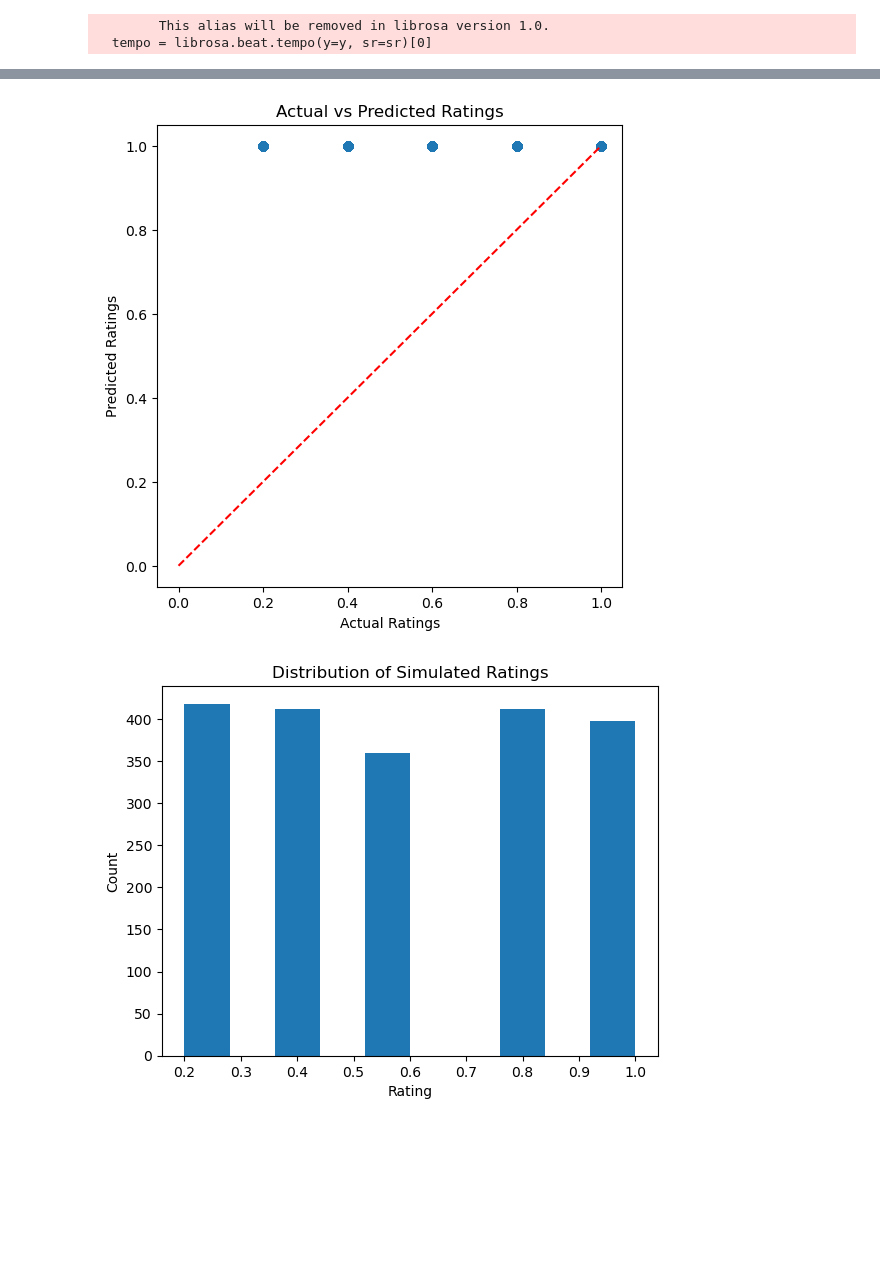
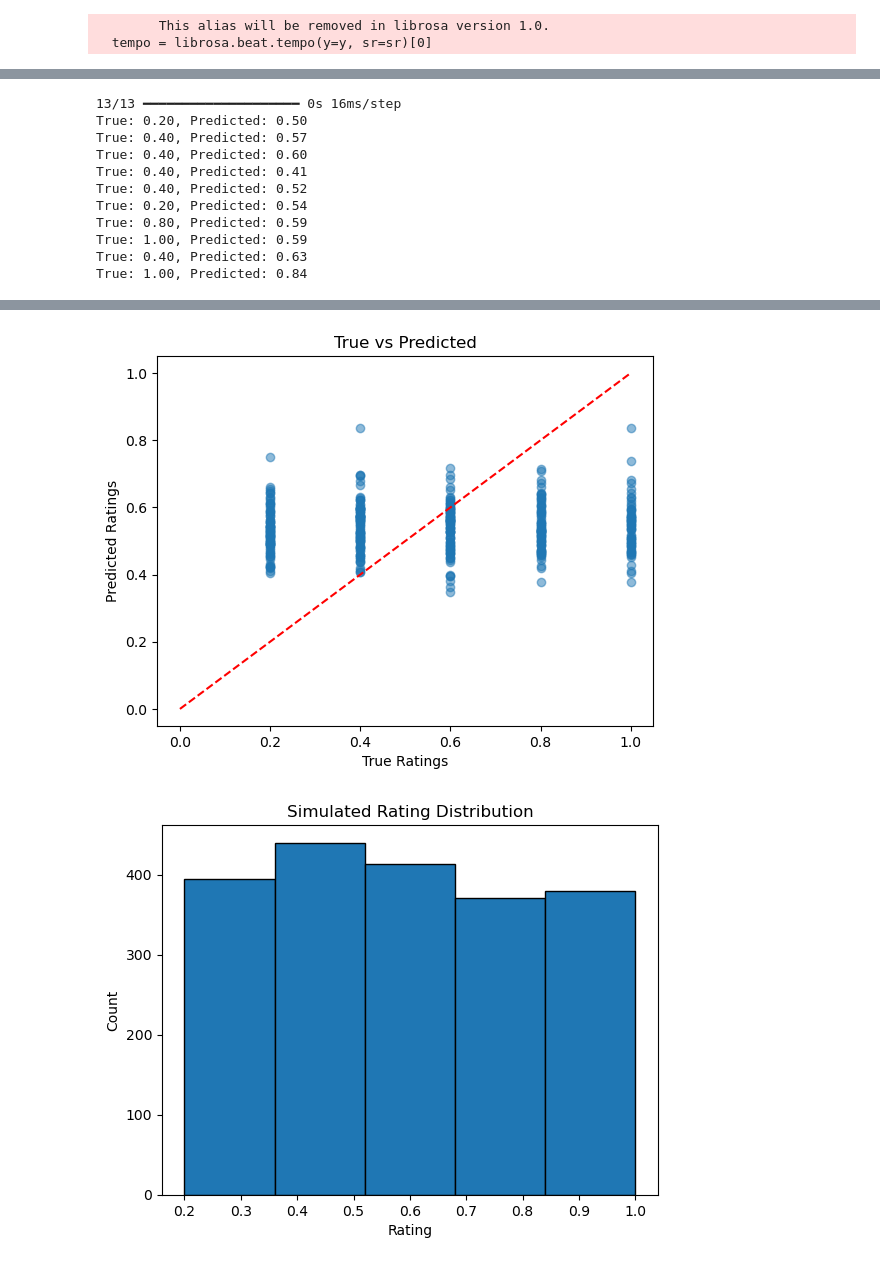
Before and after one commit to HaloHaacker/CSE404MLMusic, a Jupyter notebook: Updated_Hybrid_Model.ipynb, the cells around one changed output, grey strips where cells are left out. Cells and saved outputs as stored; diff of their text form; code cells hidden in the pictures; blank space fills up the shorter version.

Commit message:
updated the model

```diff
--- a/Updated_Hybrid_Model.ipynb
+++ b/Updated_Hybrid_Model.ipynb
@@ -34,7 +34,7 @@ def extract_features(file_path):
 
 song_features, song_ids, song_genres, song_file_paths = [], [], [], []
 song_id = 0
-max_files_per_genre = 10 # change this if you want more
+max_files_per_genre = 20 # change this if you want more
 
 for genre in genres:
     genre_path = os.path.join(data_dir, genre)
@@ -56,6 +56,11 @@ num_songs = len(song_features)
 # %% [output]
         This alias will be removed in librosa version 1.0.
   tempo = librosa.beat.tempo(y=y, sr=sr)[0]
+# %%
+from sklearn.preprocessing import StandardScaler
+
+scaler = StandardScaler()
+song_features = scaler.fit_transform(song_features)
 # %%
 # simluated user rating
 
@@ -102,7 +107,7 @@ merged = Dense(64, activation='relu')(merged)
 merged = Dropout(0.3)(merged)
 merged = Dense(32, activation='relu')(merged)
 
-output = Dense(1, activation='sigmoid')(merged)  # constrain to [0, 1]
+output = Dense(1, activation='linear')(merged)  # constrain to [0, 1]
 
 model = Model(inputs=[user_input, song_input, audio_input], outputs=output)
 model.compile(optimizer='adam', loss='mse', metrics=[rmse, 'mae'])
@@ -147,3 +154,21 @@ Epoch 4/10
+# %%
+# check predictions
+
+predicted_ratings = model.predict(val_inputs)
+for i in range(10):
+    print(f"True: {val_ratings[i][0]:.2f}, Predicted: {predicted_ratings[i][0]:.2f}")
+# %% [output]
+13/13 ━━━━━━━━━━━━━━━━━━━━ 0s 16ms/step
+True: 0.20, Predicted: 0.50
+True: 0.40, Predicted: 0.57
+True: 0.40, Predicted: 0.60
+True: 0.40, Predicted: 0.41
+True: 0.40, Predicted: 0.52
+True: 0.20, Predicted: 0.54
+True: 0.80, Predicted: 0.59
+True: 1.00, Predicted: 0.59
+True: 0.40, Predicted: 0.63
+True: 1.00, Predicted: 0.84
 # %%
 # visualizations
 
@@ -156,17 +181,15 @@ plt.ylabel('Loss (MSE)')
 plt.legend()
 plt.show()
 
-predictions = model.predict([users_interactions, songs_interactions, audio_inputs])
-plt.figure(figsize=(6, 6))
-plt.scatter(ratings, predictions, alpha=0.5)
+plt.scatter(val_ratings, predicted_ratings, alpha=0.5)
+plt.xlabel("True Ratings")
+plt.ylabel("Predicted Ratings")
+plt.title("True vs Predicted")
 plt.plot([0, 1], [0, 1], 'r--')
-plt.xlabel('Actual Ratings')
-plt.ylabel('Predicted Ratings')
-plt.title('Actual vs Predicted Ratings')
 plt.show()
 
-plt.hist(ratings, bins=10)
-plt.title("Distribution of Simulated Ratings")
+plt.hist(ratings, bins=5, edgecolor="black")
+plt.title("Simulated Rating Distribution")
 plt.xlabel("Rating")
 plt.ylabel("Count")
 plt.show()
@@ -176,2 +198,2 @@ plt.show()
-[figure, old version]
+[figure, new version]
-[figure, old version]
+[figure, new version]
```
Also changed, not shown: parts of 5 cells of this notebook.
